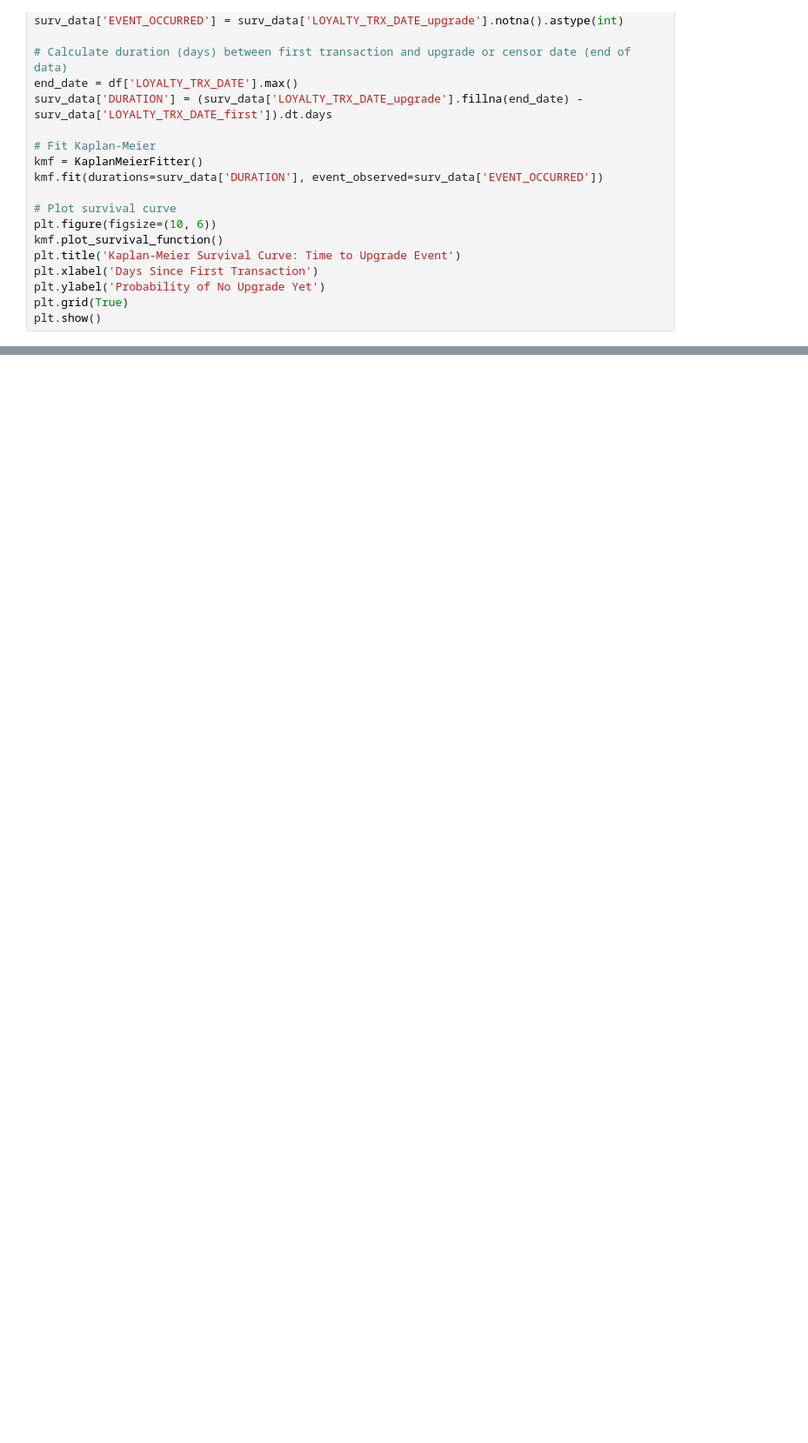
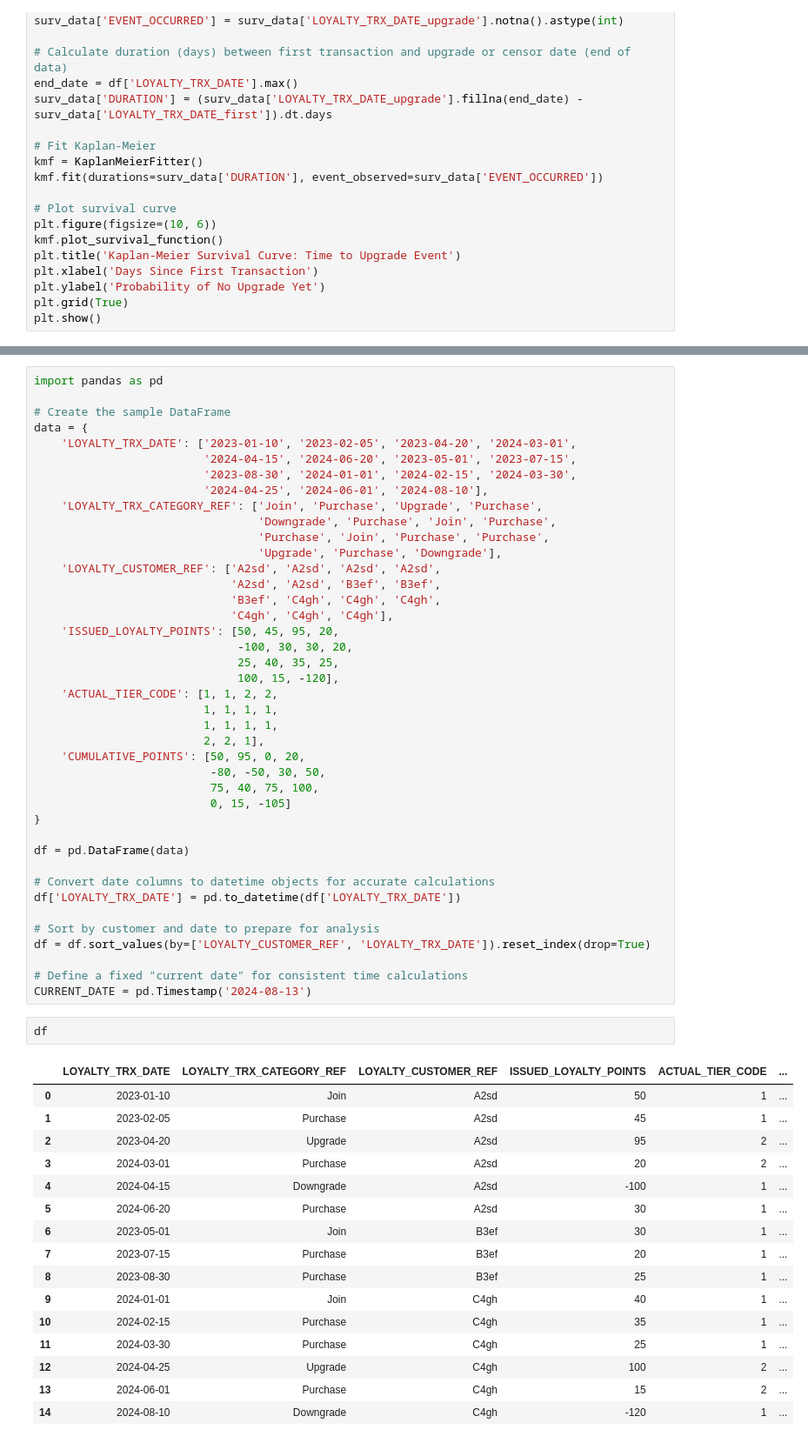
Before and after one commit to marcaroland/playground_repo, a Jupyter notebook: test.ipynb, the cells around one changed output, grey strips where cells are left out. Shown at 87% size. Saved outputs shown, nothing was run; the diff lists cells and outputs as text; blank space fills up the shorter version.

```diff
--- a/test.ipynb
+++ b/test.ipynb
@@ -398,0 +478,60 @@ plt.show()
+# %%
+import pandas as pd
+
+# Create the sample DataFrame
+data = {
+    'LOYALTY_TRX_DATE': ['2023-01-10', '2023-02-05', '2023-04-20', '2024-03-01',
+                         '2024-04-15', '2024-06-20', '2023-05-01', '2023-07-15',
+                         '2023-08-30', '2024-01-01', '2024-02-15', '2024-03-30',
+                         '2024-04-25', '2024-06-01', '2024-08-10'],
+    'LOYALTY_TRX_CATEGORY_REF': ['Join', 'Purchase', 'Upgrade', 'Purchase',
+                                 'Downgrade', 'Purchase', 'Join', 'Purchase',
+                                 'Purchase', 'Join', 'Purchase', 'Purchase',
+                                 'Upgrade', 'Purchase', 'Downgrade'],
+    'LOYALTY_CUSTOMER_REF': ['A2sd', 'A2sd', 'A2sd', 'A2sd',
+                             'A2sd', 'A2sd', 'B3ef', 'B3ef',
+                             'B3ef', 'C4gh', 'C4gh', 'C4gh',
+                             'C4gh', 'C4gh', 'C4gh'],
+    'ISSUED_LOYALTY_POINTS': [50, 45, 95, 20,
+                              -100, 30, 30, 20,
+                              25, 40, 35, 25,
+                              100, 15, -120],
+    'ACTUAL_TIER_CODE': [1, 1, 2, 2,
+                         1, 1, 1, 1,
+                         1, 1, 1, 1,
+                         2, 2, 1],
+    'CUMULATIVE_POINTS': [50, 95, 0, 20,
+                          -80, -50, 30, 50,
+                          75, 40, 75, 100,
+                          0, 15, -105]
+}
+
+df = pd.DataFrame(data)
+
+# Convert date columns to datetime objects for accurate calculations
+df['LOYALTY_TRX_DATE'] = pd.to_datetime(df['LOYALTY_TRX_DATE'])
+
+# Sort by customer and date to prepare for analysis
+df = df.sort_values(by=['LOYALTY_CUSTOMER_REF', 'LOYALTY_TRX_DATE']).reset_index(drop=True)
+
+# Define a fixed "current date" for consistent time calculations
+CURRENT_DATE = pd.Timestamp('2024-08-13')
+# %%
+df
+# %% [output]
+|  | LOYALTY_TRX_DATE | LOYALTY_TRX_CATEGORY_REF | LOYALTY_CUSTOMER_REF | ISSUED_LOYALTY_POINTS | ACTUAL_TIER_CODE | ... |
+| 0 | 2023-01-10 | Join | A2sd | 50 | 1 | ... |
+| 1 | 2023-02-05 | Purchase | A2sd | 45 | 1 | ... |
+| 2 | 2023-04-20 | Upgrade | A2sd | 95 | 2 | ... |
+| 3 | 2024-03-01 | Purchase | A2sd | 20 | 2 | ... |
+| 4 | 2024-04-15 | Downgrade | A2sd | -100 | 1 | ... |
+| 5 | 2024-06-20 | Purchase | A2sd | 30 | 1 | ... |
+| 6 | 2023-05-01 | Join | B3ef | 30 | 1 | ... |
+| 7 | 2023-07-15 | Purchase | B3ef | 20 | 1 | ... |
+| 8 | 2023-08-30 | Purchase | B3ef | 25 | 1 | ... |
+| 9 | 2024-01-01 | Join | C4gh | 40 | 1 | ... |
+| 10 | 2024-02-15 | Purchase | C4gh | 35 | 1 | ... |
+| 11 | 2024-03-30 | Purchase | C4gh | 25 | 1 | ... |
+| 12 | 2024-04-25 | Upgrade | C4gh | 100 | 2 | ... |
+| 13 | 2024-06-01 | Purchase | C4gh | 15 | 2 | ... |
+| 14 | 2024-08-10 | Downgrade | C4gh | -120 | 1 | ... |
```
Also changed, not shown: parts of 6 cells of this notebook.
